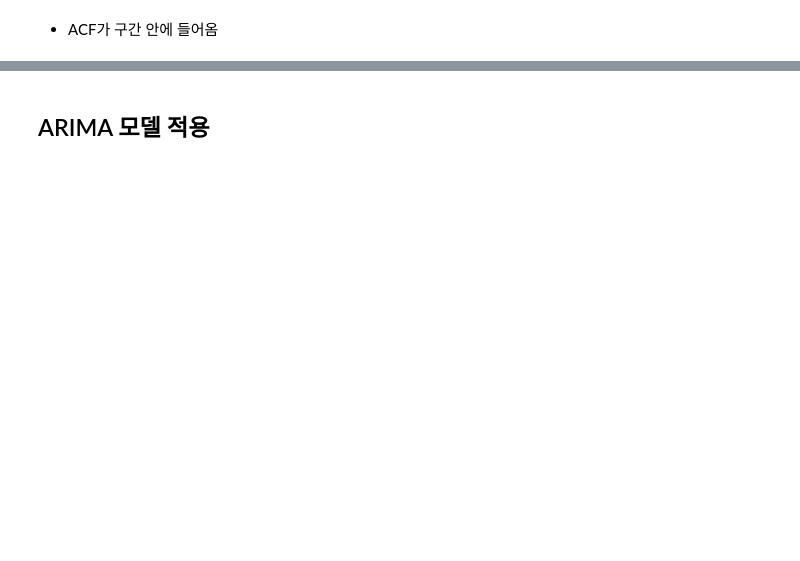
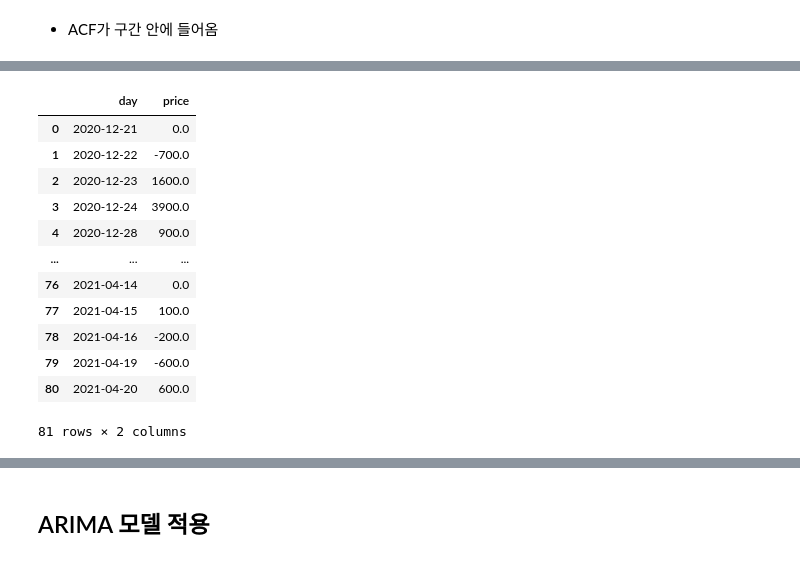
Before and after one commit to jiboo01/Tobigs20, a Jupyter notebook: 6주차 과제/시계열분석_과제.ipynb, the cells around one changed output, grey strips where cells are left out. Cells and saved outputs as stored; diff of their text form; code cells hidden in the pictures; blank space fills up the shorter version.

```diff
--- a/6주차 과제/시계열분석_과제.ipynb
+++ b/6주차 과제/시계열분석_과제.ipynb
@@ -187,0 +351,17 @@ test_data = samsung_df[len(samsung_df)-65:]
+# %%
+test_df = pd.DataFrame(test).reset_index()
+test_df
+# %% [output]
+|  | day | price |
+| 0 | 2020-12-21 | 0.0 |
+| 1 | 2020-12-22 | -700.0 |
+| 2 | 2020-12-23 | 1600.0 |
+| 3 | 2020-12-24 | 3900.0 |
+| 4 | 2020-12-28 | 900.0 |
+| ... | ... | ... |
+| 76 | 2021-04-14 | 0.0 |
+| 77 | 2021-04-15 | 100.0 |
+| 78 | 2021-04-16 | -200.0 |
+| 79 | 2021-04-19 | -600.0 |
+| 80 | 2021-04-20 | 600.0 |
+81 rows × 2 columns
```
Also changed, not shown: parts of 42 cells of this notebook.
